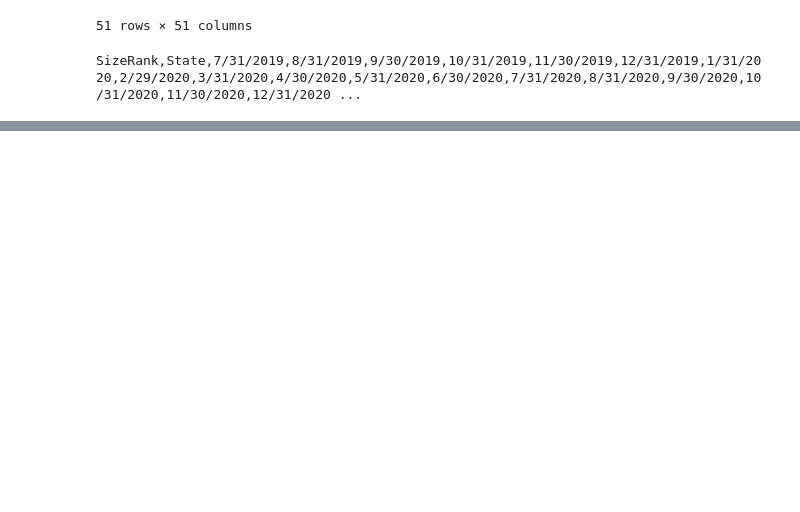
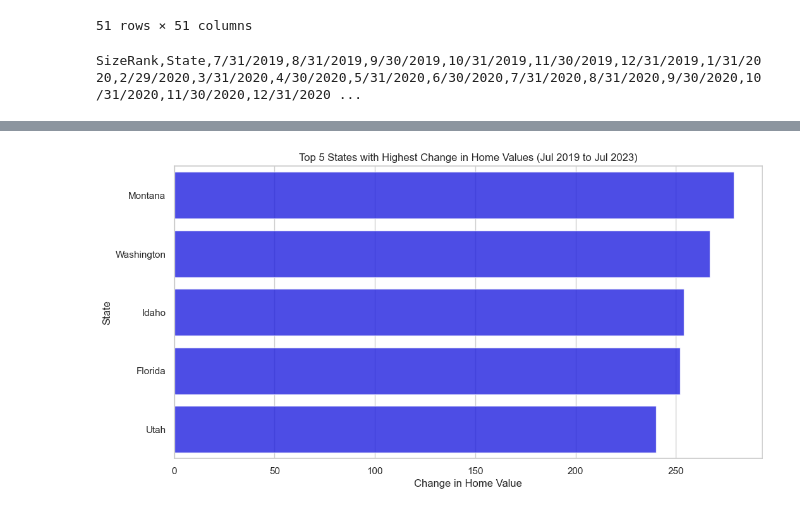
Before and after one commit to guzmanwolfrank/Data, a Jupyter notebook: SQL Zillow/ZillowProject.ipynb, the cells around one changed output, grey strips where cells are left out. Saved outputs shown, nothing was run; the diff lists cells and outputs as text; code cells hidden in the pictures; blank space fills up the shorter version.

```diff
--- a/SQL Zillow/ZillowProject.ipynb
+++ b/SQL Zillow/ZillowProject.ipynb
@@ -182,0 +156,15 @@ plt.show()
+# %%
+
+#Chart 4:  Execute the query and fetch results
+result4 = pd.read_sql_query(query4, con)
+# Create Seaborn histogram chart
+sns.set(style="whitegrid")
+plt.figure(figsize=(12, 6))
+sns.barplot(data=result4, x='ChangeInValue', y='State', color="blue", alpha=0.8)
+plt.title('Top 5 States with Highest Change in Home Values (Jul 2019 to Jul 2023)')
+plt.xlabel('Change in Home Value')
+plt.ylabel('State')
+# Show the Charts
+plt.show()
+# %% [output]
+[figure, added]
```
Also changed, not shown: parts of 4 cells of this notebook.
